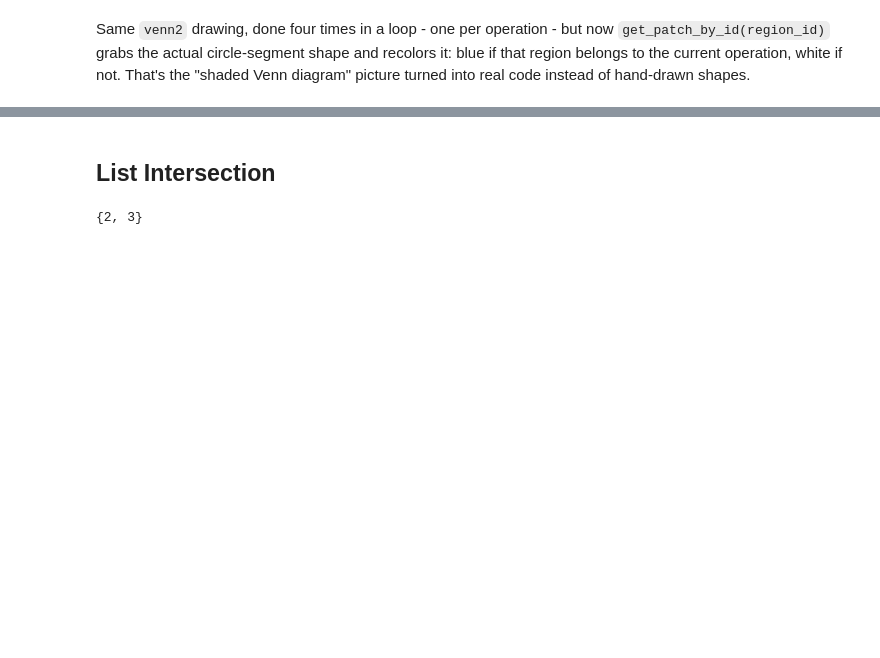
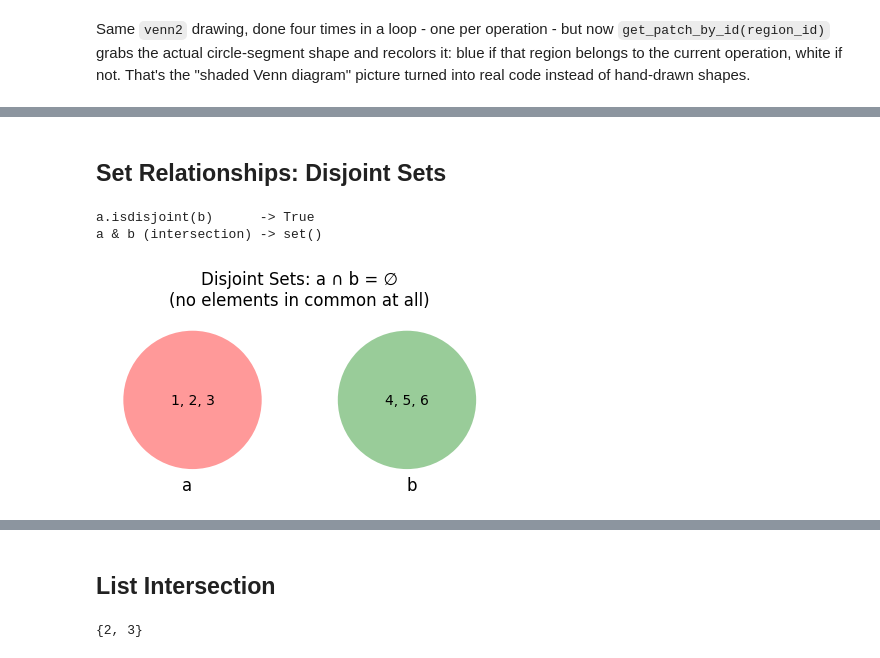
Before and after one commit to mikelorenzen09/algorithms, a Jupyter notebook: sets maps and hashmaps.ipynb, the cells around one changed output, grey strips where cells are left out. Drawn from its saved outputs; the diff is of its cells as text; code cells hidden in the pictures; blank space fills up the shorter version.

```diff
--- a/sets maps and hashmaps.ipynb
+++ b/sets maps and hashmaps.ipynb
@@ -128,0 +174,23 @@ Same `venn2` drawing, done four times in a loop - one per operation - but now `g
+# %% [markdown]
+## Set Relationships: Disjoint Sets
+# %%
+a = {1, 2, 3}
+b = {4, 5, 6}
+
+print("a.isdisjoint(b)      ->", a.isdisjoint(b))
+print("a & b (intersection) ->", a & b)
+
+fig, ax = plt.subplots(figsize=(5, 5))
+v = venn2([a, b], set_labels=('a', 'b'), ax=ax)
+
+v.get_label_by_id('10').set_text(', '.join(map(str, sorted(a))))
+v.get_label_by_id('01').set_text(', '.join(map(str, sorted(b))))
+# no '11' region to label at all - when two sets share NOTHING, matplotlib_venn doesn't
+# even draw an overlap patch for it
+
+ax.set_title("Disjoint Sets: a ∩ b = ∅\n(no elements in common at all)")
+plt.show()
+# %% [output]
+a.isdisjoint(b)      -> True
+a & b (intersection) -> set()
+[figure, added]
```
Also changed, not shown: parts of 28 cells of this notebook.
